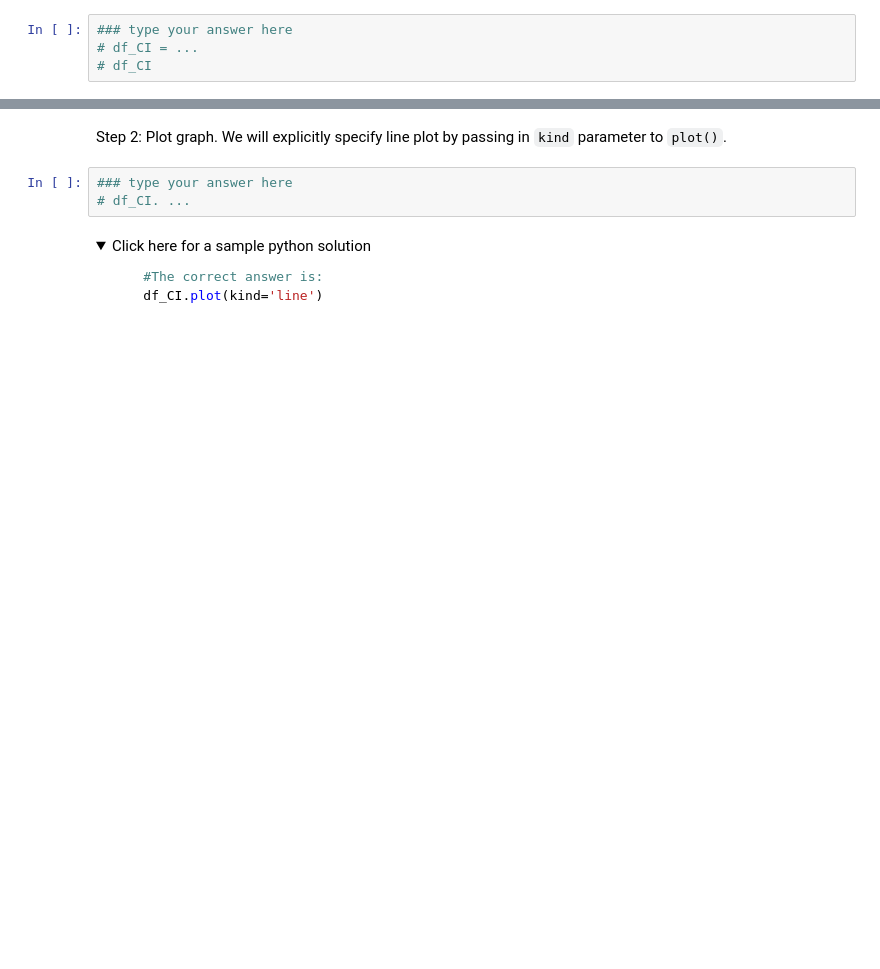
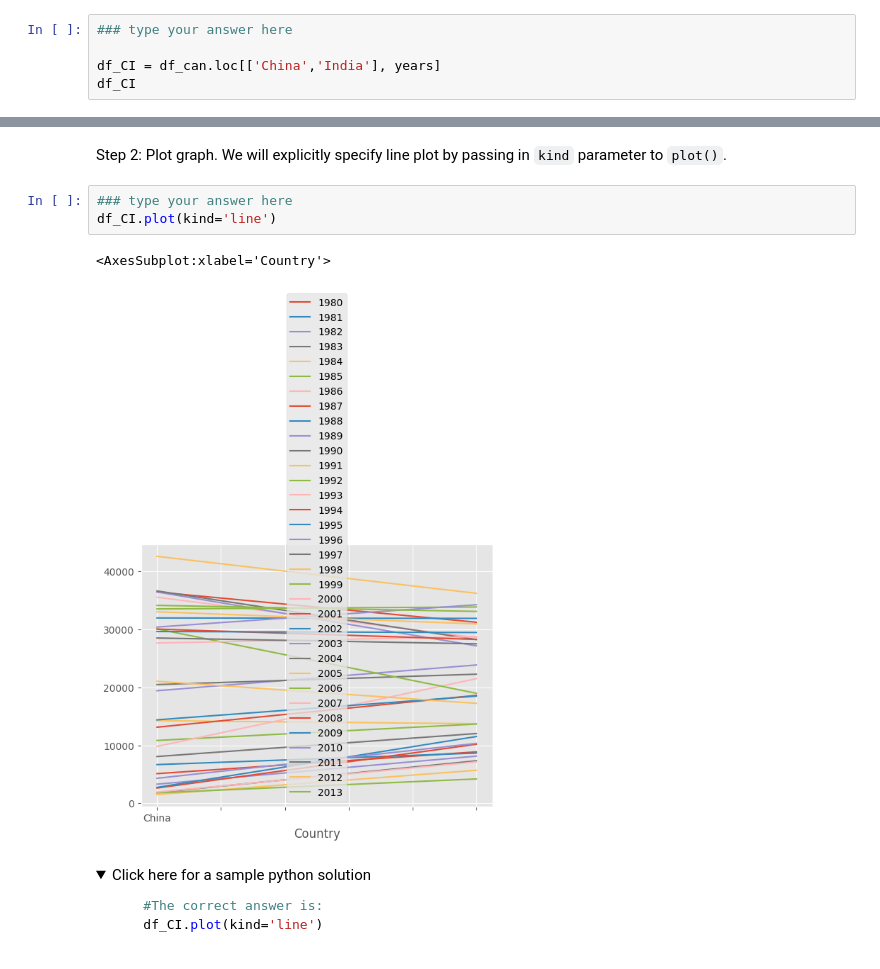
Before and after one commit to sammizewskiperscholas/pandas_demos, a Jupyter notebook: coursera_labs_visualization/DV0101EN-Exercise-Introduction-to-Matplotlib-and-Line-Plots.jupyterlite.ipynb, the cells around one changed output, grey strips where cells are left out. Drawn from its saved outputs; the diff is of its cells as text; folded sections open; blank space fills up the shorter version.

```diff
--- a/coursera_labs_visualization/DV0101EN-Exercise-Introduction-to-Matplotlib-and-Line-Plots.jupyterlite.ipynb
+++ b/coursera_labs_visualization/DV0101EN-Exercise-Introduction-to-Matplotlib-and-Line-Plots.jupyterlite.ipynb
@@ -741,5 +399,6 @@ We can easily add more countries to line plot to make meaningful comparisons imm
 Step 1: Get the data set for China and India, and display the dataframe.
 # %%
 ### type your answer here
-# df_CI = ...
-# df_CI
+
+df_CI = df_can.loc[['China','India'], years]
+df_CI
@@ -757,7 +422,10 @@ Step 1: Get the data set for China and India, and display the dataframe.
 Step 2: Plot graph. We will explicitly specify line plot by passing in `kind` parameter to `plot()`.
 # %%
 ### type your answer here
-# df_CI. ...
+df_CI.plot(kind='line')
+# %% [output]
+<AxesSubplot:xlabel='Country'>
+[figure, added]
 # %% [markdown]
 <details><summary>Click here for a sample python solution</summary>
 
```
Also changed, not shown: parts of 40 cells of this notebook, 8 other files.
